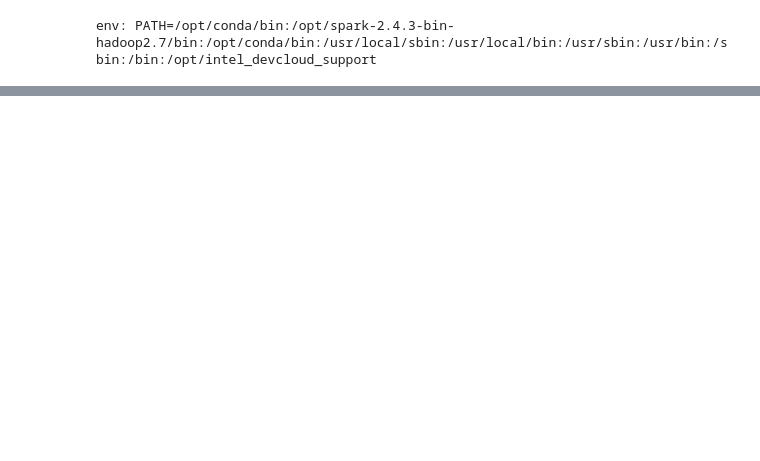
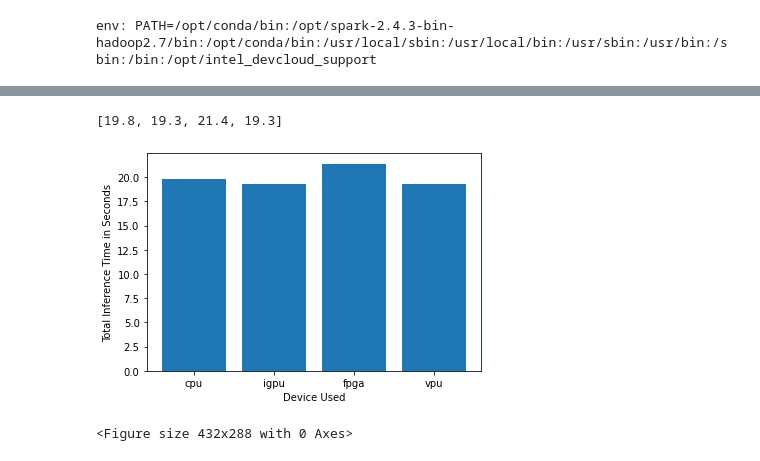
Before and after one commit to Phantom-Gamer/computer-pointer-controller-1, a Jupyter notebook: src/computer-controller.ipynb, the cells around one changed output, grey strips where cells are left out. Drawn from its saved outputs; the diff is of its cells as text; code cells hidden in the pictures; blank space fills up the shorter version.

Commit message:
Add results

```diff
--- a/src/computer-controller.ipynb
+++ b/src/computer-controller.ipynb
@@ -122,0 +176,10 @@ os.environ["VIDEO"] = "bin/demo.mp4"
+# %%
+# Run for CPU with Model precision = FP32
+output_path = "output/results/fp16/fpga"
+precision = "FP16"
+thres=0.5
+input_file = "../bin/demo.mp4"
+params = ' {} {} {} {} {}'.format(output_path, device, precision, input_file, thres)
+device = "HETERO:FPGA,CPU"
+node = "tank-870:i5-6500te:iei-mustang-f100-a10"
+job_name = "fpga"
@@ -122,0 +199,27 @@ os.environ["VIDEO"] = "bin/demo.mp4"
+# %%
+import matplotlib.pyplot as plt
+
+device_list=['cpu', 'igpu', 'fpga', 'vpu']
+inference_time=[]
+fps=[]
+model_load_time=[]
+
+for device in device_list:
+    with open('output/results/fp16/'+device+'/stats.txt', 'r') as f:
+        inf_time = float(f.readline().split("\n")[0])
+        inference_time.append(inf_time)
+        fps.append(float(f.readline().split("\n")[0]) / inf_time)
+        model_load_time.append(float(f.readline().split("\n")[0]))
+# %%
+inference_time
+# %% [output]
+[19.8, 19.3, 21.4, 19.3]
+# %%
+plt.bar(device_list, inference_time)
+plt.xlabel("Device Used")
+plt.ylabel("Total Inference Time in Seconds")
+plt.show()
+plt.savefig('fp16_inference_time.png')
+# %% [output]
+[figure, added]
+<Figure size 432x288 with 0 Axes>
```
Also changed, not shown: parts of 37 cells of this notebook, 11 other files.
